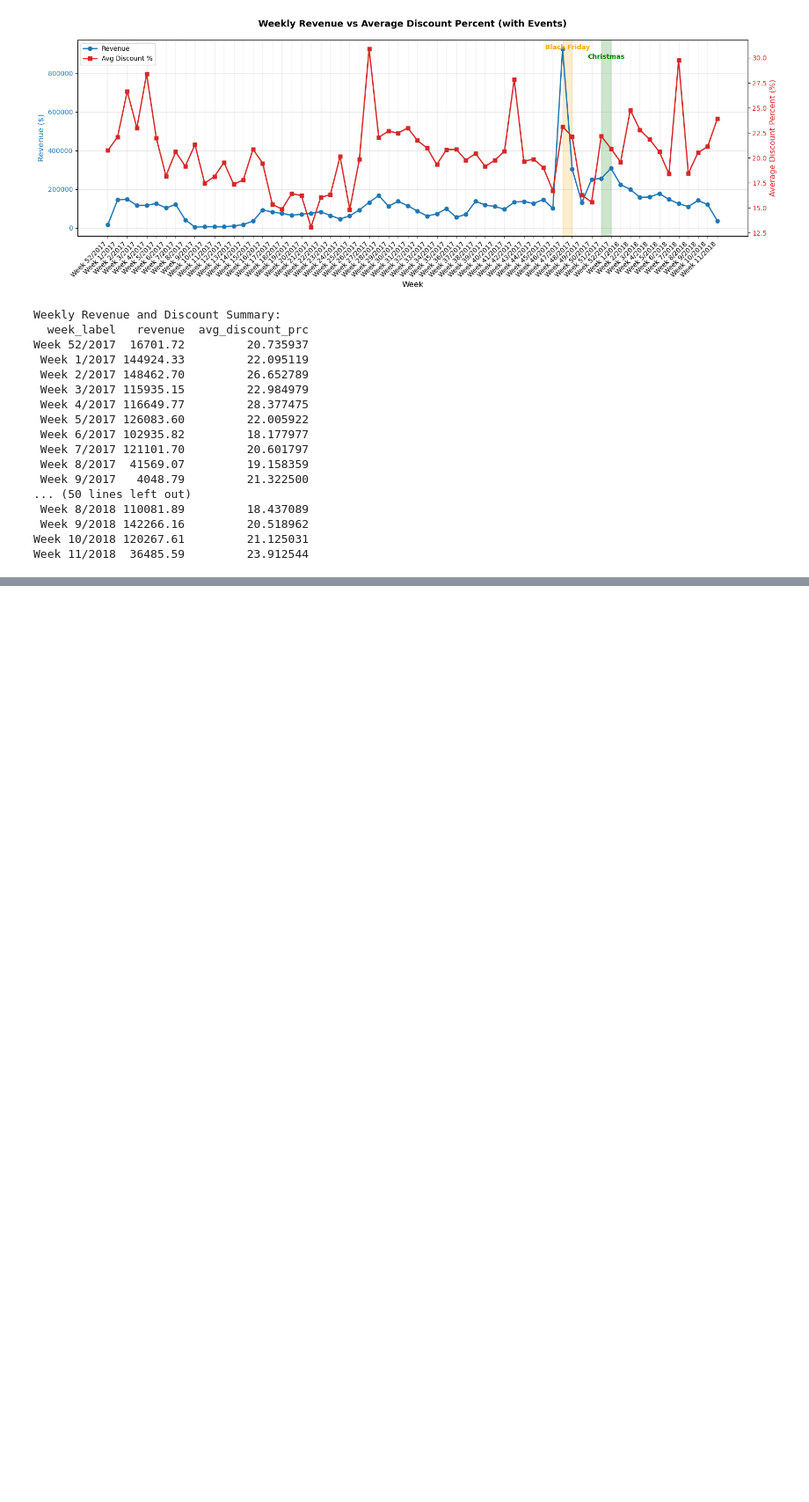
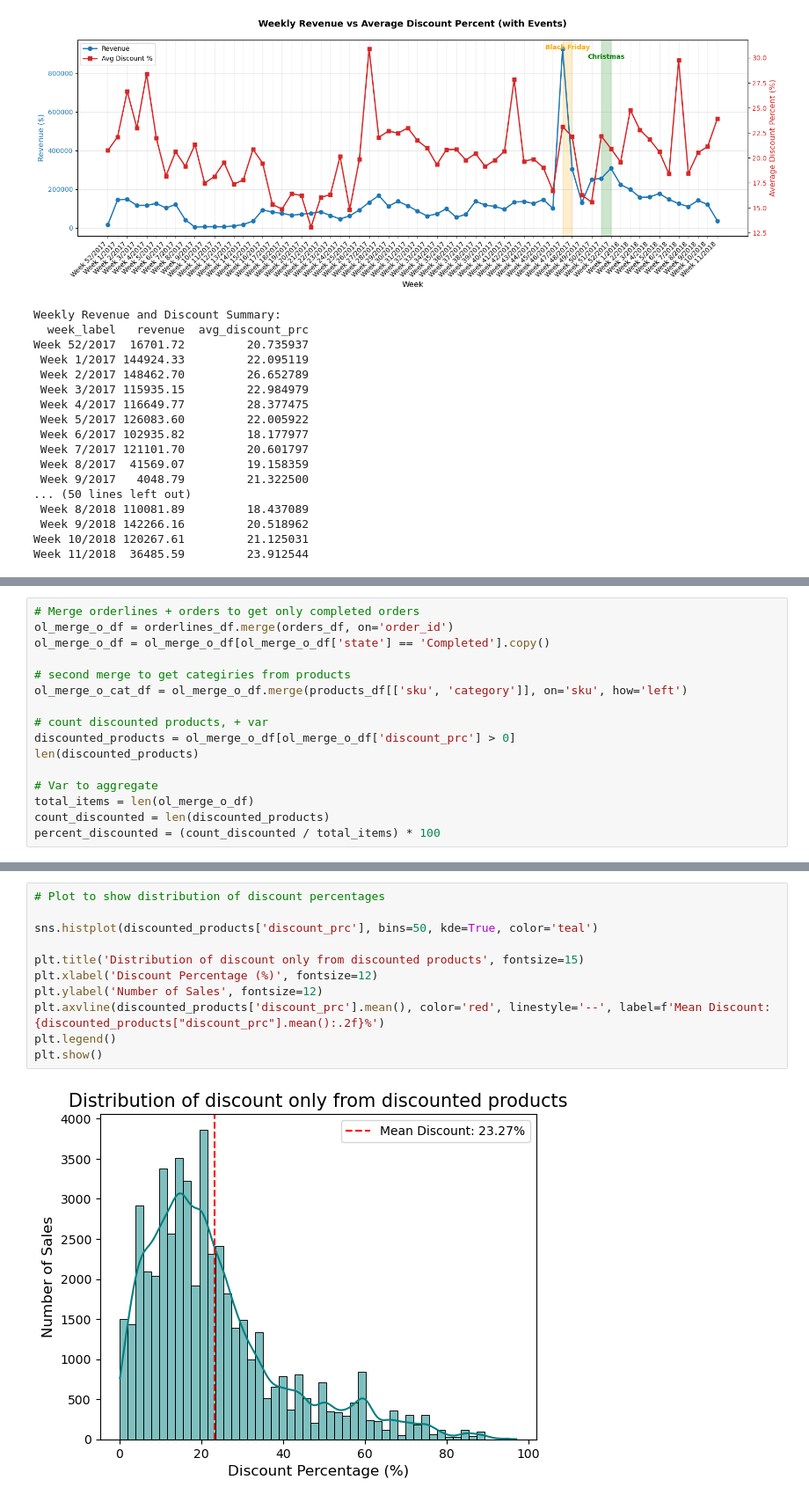
Before and after one commit to Cooljoe67/eniac_data_cleaning, a Jupyter notebook: dataanalysis_group_solution.ipynb, the cells around one changed output, grey strips where cells are left out. Shown at 88% size. Saved outputs shown, nothing was run; the diff lists cells and outputs as text; blank space fills up the shorter version.

```diff
--- a/dataanalysis_group_solution.ipynb
+++ b/dataanalysis_group_solution.ipynb
@@ -725,0 +719,16 @@ Week 11/2018  36485.59         24.993519
+# %%
+# Merge orderlines + orders to get only completed orders
+ol_merge_o_df = orderlines_df.merge(orders_df, on='order_id')
+ol_merge_o_df = ol_merge_o_df[ol_merge_o_df['state'] == 'Completed'].copy()
+
+# second merge to get categiries from products
+ol_merge_o_cat_df = ol_merge_o_df.merge(products_df[['sku', 'category']], on='sku', how='left')
+
+# count discounted products, + var
+discounted_products = ol_merge_o_df[ol_merge_o_df['discount_prc'] > 0]
+len(discounted_products)
+
+# Var to aggregate
+total_items = len(ol_merge_o_df)
+count_discounted = len(discounted_products)
+percent_discounted = (count_discounted / total_items) * 100
@@ -725,0 +768,13 @@ Week 11/2018  36485.59         24.993519
+# %%
+# Plot to show distribution of discount percentages
+
+sns.histplot(discounted_products['discount_prc'], bins=50, kde=True, color='teal')
+
+plt.title('Distribution of discount only from discounted products', fontsize=15)
+plt.xlabel('Discount Percentage (%)', fontsize=12)
+plt.ylabel('Number of Sales', fontsize=12)
+plt.axvline(discounted_products['discount_prc'].mean(), color='red', linestyle='--', label=f'Mean Discount: {discounted_products["discount_prc"].mean():.2f}%')
+plt.legend()
+plt.show()
+# %% [output]
+[figure, added]
```
Also changed, not shown: parts of 17 cells of this notebook, 1 other file.
